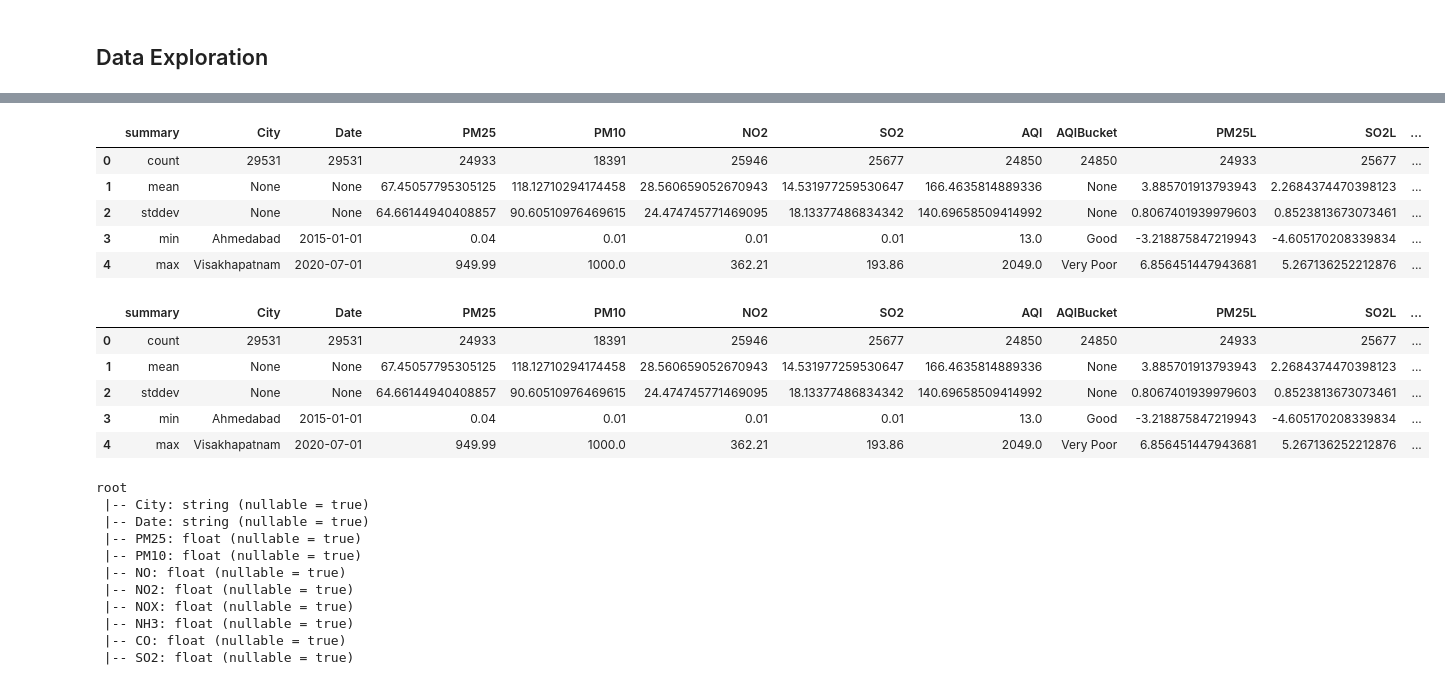
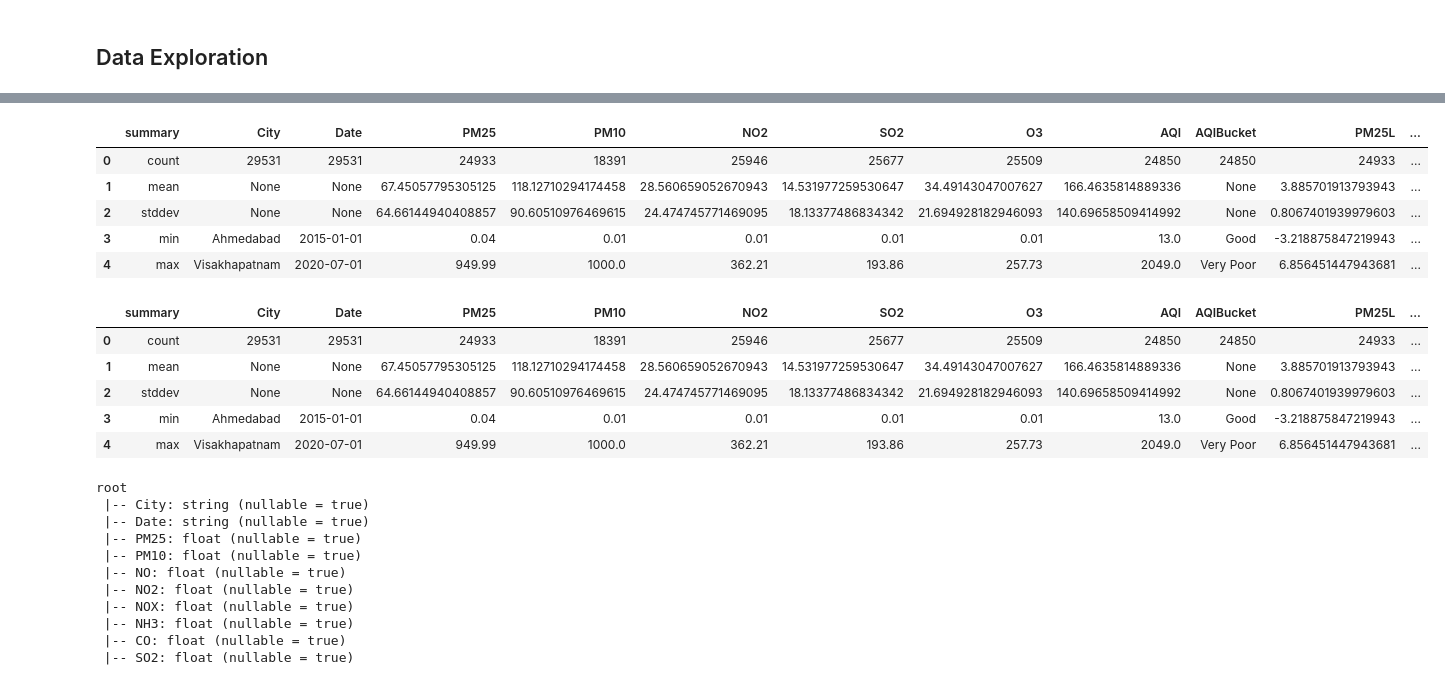
Before and after one commit to srimathi-sreevathsan/aws-722-copy, a Jupyter notebook: Spark DataFrame - Basics.ipynb, the cells around one changed output, grey strips where cells are left out. Cells and saved outputs as stored; diff of their text form; code cells hidden in the pictures.

```diff
--- a/Spark DataFrame - Basics.ipynb
+++ b/Spark DataFrame - Basics.ipynb
@@ -119,7 +118,7 @@ dflog=dflog.drop('NOX')
 dflog=dflog.drop('NOX')
 dflog=dflog.drop('NH3')
 dflog=dflog.drop('CO')
-dflog=dflog.drop('O3')
+
 dflog=dflog.drop('toluene')
 dflog=dflog.drop('benzene')
 dflog=dflog.drop('Xylene')
@@ -131,6 +130,7 @@ dflog = dflog.withColumn("SO2L", F.log(F.col('SO2')))
 dflog = dflog.withColumn("NO2L", F.log(F.col('NO2')))
 dflog = dflog.withColumn("PM10L", F.log(F.col('PM10')))
 dflog = dflog.withColumn("AQIL", F.log(F.col('AQI')))
+dflog = dflog.withColumn("O3L", F.log(F.col('O3')))
 
 dflog.describe().toPandas()
 # %% [output]
@@ -167,26 +167,26 @@ plt.show()
 # %%
 from pyspark.sql.functions import year
 
 dflog = dflog.withColumn("year",year("Date"))
 
 
-numeric_cols = ['AQIL', 'PM10L','SO2L','NO2L','PM25L']
+numeric_cols = ['AQIL', 'PM10L','SO2L','NO2L','PM25L','O3']
 mean_std = \
     dflog \
     .groupBy('City', 'year') \
     .agg( \
       *[F.mean(colName).alias('mean_{}'.format(colName)) for colName in numeric_cols],\
       *[F.stddev(colName).alias('stddev_{}'.format(colName)) for colName in numeric_cols])
 
 
 dflog.describe().toPandas()
 # %% [output]
-|  | summary | City | Date | PM25 | PM10 | NO2 | SO2 | AQI | AQIBucket | PM25L | SO2L | ... |
-| 0 | count | 29531 | 29531 | 24933 | 18391 | 25946 | 25677 | 24850 | 24850 | 24933 | 25677 | ... |
-| 1 | mean | None | None | 67.45057795305125 | 118.12710294174458 | 28.560659052670943 | 14.531977259530647 | 166.4635814889336 | None | 3.885701913793943 | 2.2684374470398123 | ... |
-| 2 | stddev | None | None | 64.66144940408857 | 90.60510976469615 | 24.474745771469095 | 18.13377486834342 | 140.69658509414992 | None | 0.8067401939979603 | 0.8523813673073461 | ... |
-| 3 | min | Ahmedabad | 2015-01-01 | 0.04 | 0.01 | 0.01 | 0.01 | 13.0 | Good | -3.218875847219943 | -4.605170208339834 | ... |
-| 4 | max | Visakhapatnam | 2020-07-01 | 949.99 | 1000.0 | 362.21 | 193.86 | 2049.0 | Very Poor | 6.856451447943681 | 5.267136252212876 | ... |
+|  | summary | City | Date | PM25 | PM10 | NO2 | SO2 | O3 | AQI | AQIBucket | PM25L | ... |
+| 0 | count | 29531 | 29531 | 24933 | 18391 | 25946 | 25677 | 25509 | 24850 | 24850 | 24933 | ... |
+| 1 | mean | None | None | 67.45057795305125 | 118.12710294174458 | 28.560659052670943 | 14.531977259530647 | 34.49143047007627 | 166.4635814889336 | None | 3.885701913793943 | ... |
+| 2 | stddev | None | None | 64.66144940408857 | 90.60510976469615 | 24.474745771469095 | 18.13377486834342 | 21.694928182946093 | 140.69658509414992 | None | 0.8067401939979603 | ... |
+| 3 | min | Ahmedabad | 2015-01-01 | 0.04 | 0.01 | 0.01 | 0.01 | 0.01 | 13.0 | Good | -3.218875847219943 | ... |
+| 4 | max | Visakhapatnam | 2020-07-01 | 949.99 | 1000.0 | 362.21 | 193.86 | 257.73 | 2049.0 | Very Poor | 6.856451447943681 | ... |
 # %%
 mean_std_min_max = mean_std
 for colName in numeric_cols:
@@ -209,12 +209,12 @@ for colName in numeric_cols:
 # %%
 dflog.describe().toPandas()
 # %% [output]
-|  | summary | City | Date | PM25 | PM10 | NO2 | SO2 | AQI | AQIBucket | PM25L | SO2L | ... |
-| 0 | count | 29531 | 29531 | 24933 | 18391 | 25946 | 25677 | 24850 | 24850 | 24933 | 25677 | ... |
-| 1 | mean | None | None | 67.45057795305125 | 118.12710294174458 | 28.560659052670943 | 14.531977259530647 | 166.4635814889336 | None | 3.885701913793943 | 2.2684374470398123 | ... |
-| 2 | stddev | None | None | 64.66144940408857 | 90.60510976469615 | 24.474745771469095 | 18.13377486834342 | 140.69658509414992 | None | 0.8067401939979603 | 0.8523813673073461 | ... |
-| 3 | min | Ahmedabad | 2015-01-01 | 0.04 | 0.01 | 0.01 | 0.01 | 13.0 | Good | -3.218875847219943 | -4.605170208339834 | ... |
-| 4 | max | Visakhapatnam | 2020-07-01 | 949.99 | 1000.0 | 362.21 | 193.86 | 2049.0 | Very Poor | 6.856451447943681 | 5.267136252212876 | ... |
+|  | summary | City | Date | PM25 | PM10 | NO2 | SO2 | O3 | AQI | AQIBucket | PM25L | ... |
+| 0 | count | 29531 | 29531 | 24933 | 18391 | 25946 | 25677 | 25509 | 24850 | 24850 | 24933 | ... |
+| 1 | mean | None | None | 67.45057795305125 | 118.12710294174458 | 28.560659052670943 | 14.531977259530647 | 34.49143047007627 | 166.4635814889336 | None | 3.885701913793943 | ... |
+| 2 | stddev | None | None | 64.66144940408857 | 90.60510976469615 | 24.474745771469095 | 18.13377486834342 | 21.694928182946093 | 140.69658509414992 | None | 0.8067401939979603 | ... |
+| 3 | min | Ahmedabad | 2015-01-01 | 0.04 | 0.01 | 0.01 | 0.01 | 0.01 | 13.0 | Good | -3.218875847219943 | ... |
+| 4 | max | Visakhapatnam | 2020-07-01 | 949.99 | 1000.0 | 362.21 | 193.86 | 257.73 | 2049.0 | Very Poor | 6.856451447943681 | ... |
 # %%
 # For type, we can use print schema.
 # But wait! What if you want to change the format of the data? Maybe change age to an integer instead of long?
```
Also changed, not shown: parts of 105 cells of this notebook.
